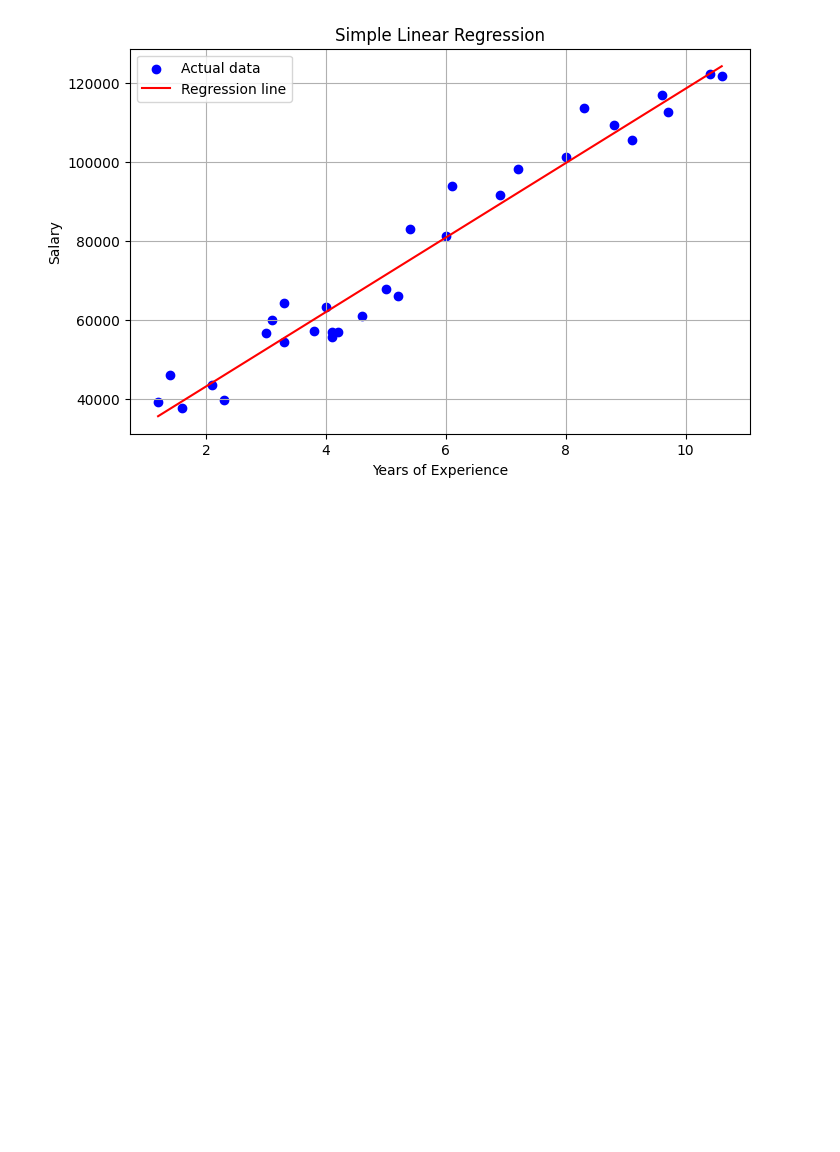
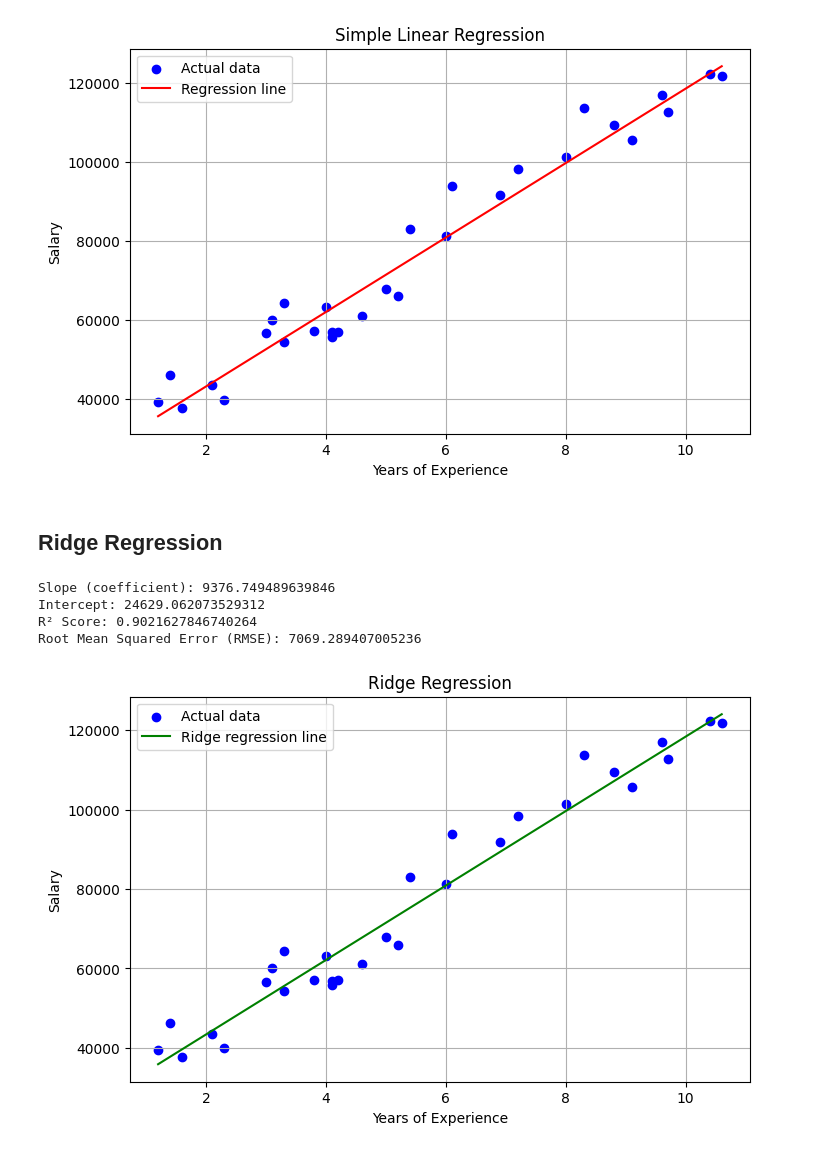
Before and after one commit to AlbertoBircoci/Kaggle, a Jupyter notebook: Supervised Learning/Linear Regression.ipynb, the cells around one changed output. Cells and saved outputs as stored; diff of their text form; code cells hidden in the pictures; blank space fills up the shorter version.

Commit message:
Kaggle Notebook | Linear Regression | Version 2

```diff
--- a/Supervised Learning/Linear Regression.ipynb
+++ b/Supervised Learning/Linear Regression.ipynb
@@ -87,6 +101,7 @@ from sklearn.linear_model import LinearRegression
 from sklearn.metrics import mean_squared_error, r2_score
 import numpy as np
 import matplotlib.pyplot as plt
+import pandas as pd
 
 X = df[['YearsExperience']]
 y = df['Salary']
@@ -98,10 +113,16 @@ model.fit(X_train, y_train)
 
 y_pred = model.predict(X_test)
 
+r2 = r2_score(y_test, y_pred)
+
+results = []
+results.append({'RegressionType': 'Linear', 'R2Score': r2})
+
 print("Slope (coefficient):", model.coef_[0])
 print("Intercept:", model.intercept_)
 print("R² Score:", r2_score(y_test, y_pred))
 print("Root Mean Squared Error (RMSE):", np.sqrt(mean_squared_error(y_test, y_pred)))
+
 
 plt.figure(figsize=(8, 5))
 plt.scatter(X, y, color='blue', label='Actual data')
@@ -118,3 +139,39 @@ Intercept: 24380.201479473704
 R² Score: 0.9024461774180497
 Root Mean Squared Error (RMSE): 7059.04362190151
 [figure]
+# %% [markdown]
+## Ridge Regression
+# %%
+from sklearn.linear_model import Ridge
+
+X_train, X_test, y_train, y_test = train_test_split(X, y, test_size=0.2, random_state=42)
+
+model = Ridge(alpha=1.0)
+model.fit(X_train, y_train)
+
+y_pred = model.predict(X_test)
+
+r2 = r2_score(y_test, y_pred)
+
+results.append({'RegressionType': 'Ridge', 'R2Score': r2})
+
+print("Slope (coefficient):", model.coef_[0])
+print("Intercept:", model.intercept_)
+print("R² Score:", r2_score(y_test, y_pred))
+print("Root Mean Squared Error (RMSE):", np.sqrt(mean_squared_error(y_test, y_pred)))
+
+plt.figure(figsize=(8, 5))
+plt.scatter(X, y, color='blue', label='Actual data')
+plt.plot(X, model.predict(X), color='green', label='Ridge regression line')
+plt.xlabel('Years of Experience')
+plt.ylabel('Salary')
+plt.title('Ridge Regression')
+plt.legend()
+plt.grid(True)
+plt.show()
+# %% [output]
+Slope (coefficient): 9376.749489639846
+Intercept: 24629.062073529312
+R² Score: 0.9021627846740264
+Root Mean Squared Error (RMSE): 7069.289407005236
+[figure, added]
```
Also changed, not shown: parts of 17 cells of this notebook.
